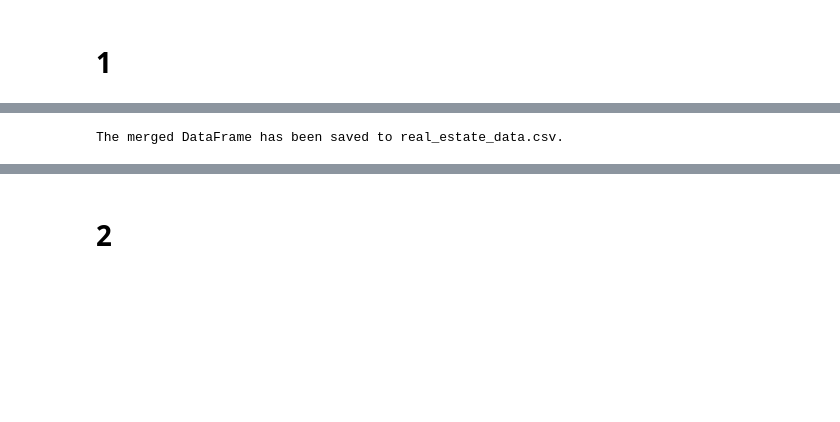
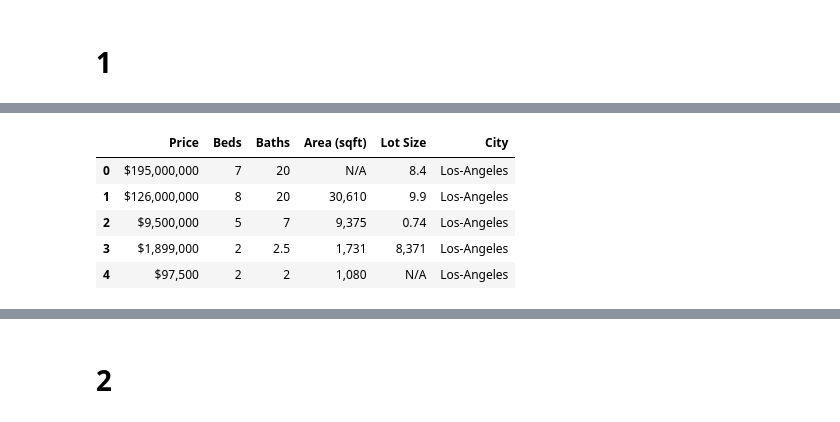
Before and after one commit to ekye0512/STA14B, a Jupyter notebook: HouseInformation.ipynb, the cells around one changed output, grey strips where cells are left out. Saved outputs shown, nothing was run; the diff lists cells and outputs as text; code cells hidden in the pictures; blank space fills up the shorter version.

```diff
--- a/HouseInformation.ipynb
+++ b/HouseInformation.ipynb
@@ -114,12 +100,15 @@ Scraping page 12 for Los-Angeles, CA
 # %%
 import pandas as pd
 
 for city, df in dfs.items():
     df['City'] = city
 
 all_cities_df = pd.concat(dfs.values(), ignore_index=True)
-
-all_cities_df.to_csv('real_estate_data.csv', index=False)
-print("The merged DataFrame has been saved to real_estate_data.csv.")
+all_cities_df.head()
 # %% [output]
-The merged DataFrame has been saved to real_estate_data.csv.
+|  | Price | Beds | Baths | Area (sqft) | Lot Size | City |
+| 0 | $195,000,000 | 7 | 20 | N/A | 8.4 | Los-Angeles |
+| 1 | $126,000,000 | 8 | 20 | 30,610 | 9.9 | Los-Angeles |
+| 2 | $9,500,000 | 5 | 7 | 9,375 | 0.74 | Los-Angeles |
+| 3 | $1,899,000 | 2 | 2.5 | 1,731 | 8,371 | Los-Angeles |
+| 4 | $97,500 | 2 | 2 | 1,080 | N/A | Los-Angeles |
```
Also changed, not shown: parts of 15 cells of this notebook.
